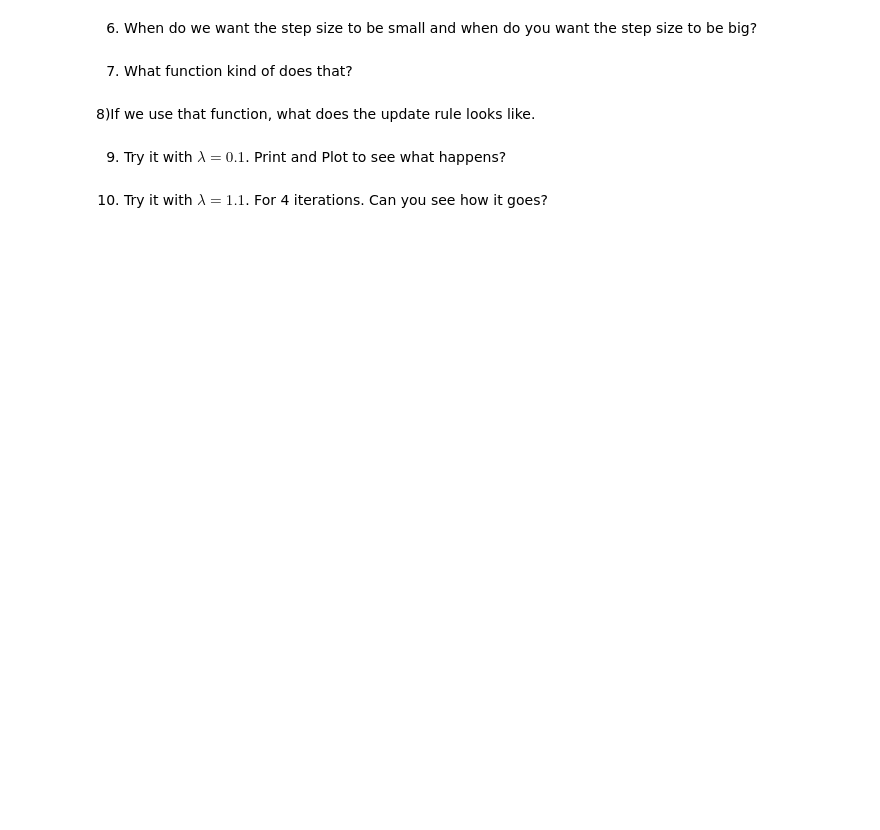
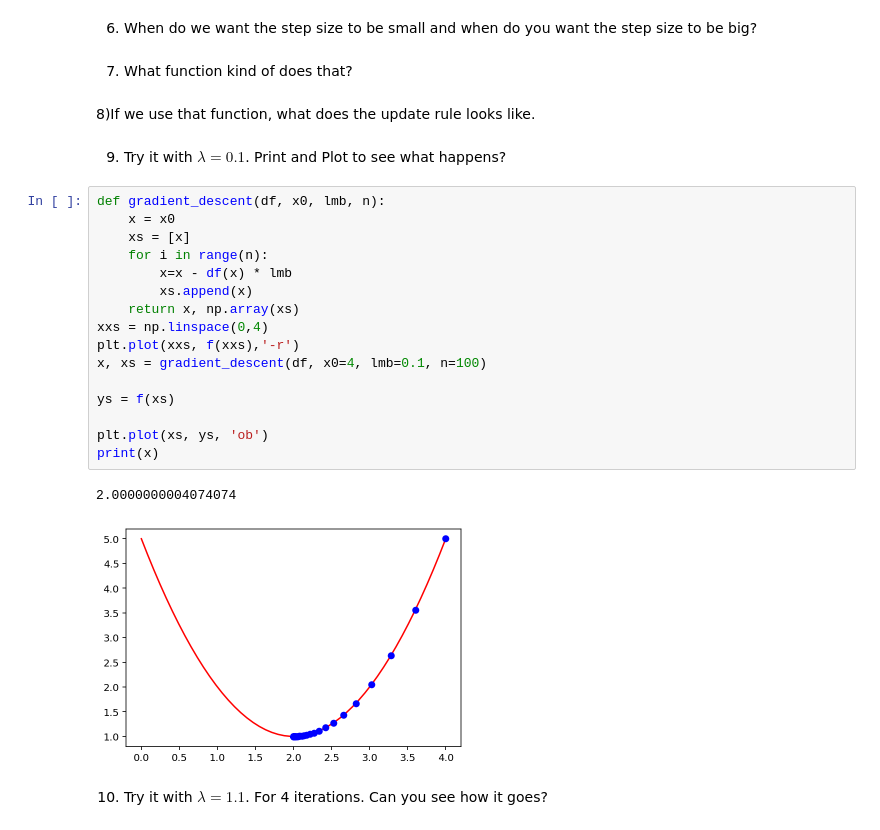
Before and after one commit to MUIC-Numerical-Methods-2018/Exercise-5, a Jupyter notebook: 05 Gradient Descent.ipynb, the cells around one changed output. Drawn from its saved outputs; the diff is of its cells as text; blank space fills up the shorter version.

```diff
--- a/05 Gradient Descent.ipynb
+++ b/05 Gradient Descent.ipynb
@@ -62,5 +73,24 @@ plt.plot(xs, ys, 'ob')
 8)If we use that function, what does the update rule looks like.
 # %% [markdown]
 9) Try it with $\lambda=0.1$. Print and Plot to see what happens?
+# %%
+def gradient_descent(df, x0, lmb, n):
+    x = x0
+    xs = [x]
+    for i in range(n):
+        x=x - df(x) * lmb
+        xs.append(x)
+    return x, np.array(xs)
+xxs = np.linspace(0,4)
+plt.plot(xxs, f(xxs),'-r')
+x, xs = gradient_descent(df, x0=4, lmb=0.1, n=100)
+
+ys = f(xs)
+
+plt.plot(xs, ys, 'ob')
+print(x)
+# %% [output]
+2.0000000004074074
+[figure, added]
 # %% [markdown]
 10) Try it with $\lambda = 1.1$. For 4 iterations. Can you see how it goes?
```
Also changed, not shown: parts of 3 cells of this notebook.
